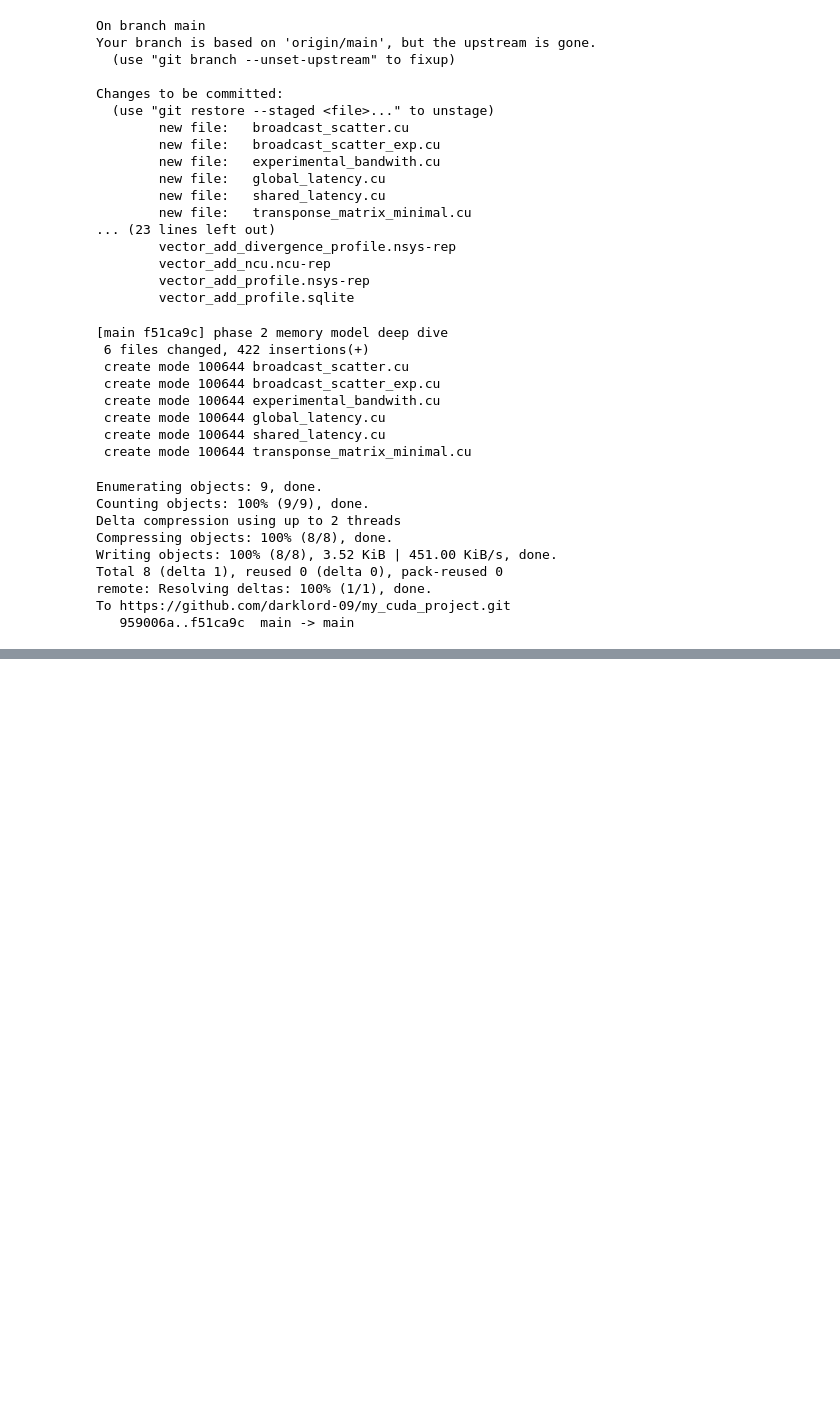
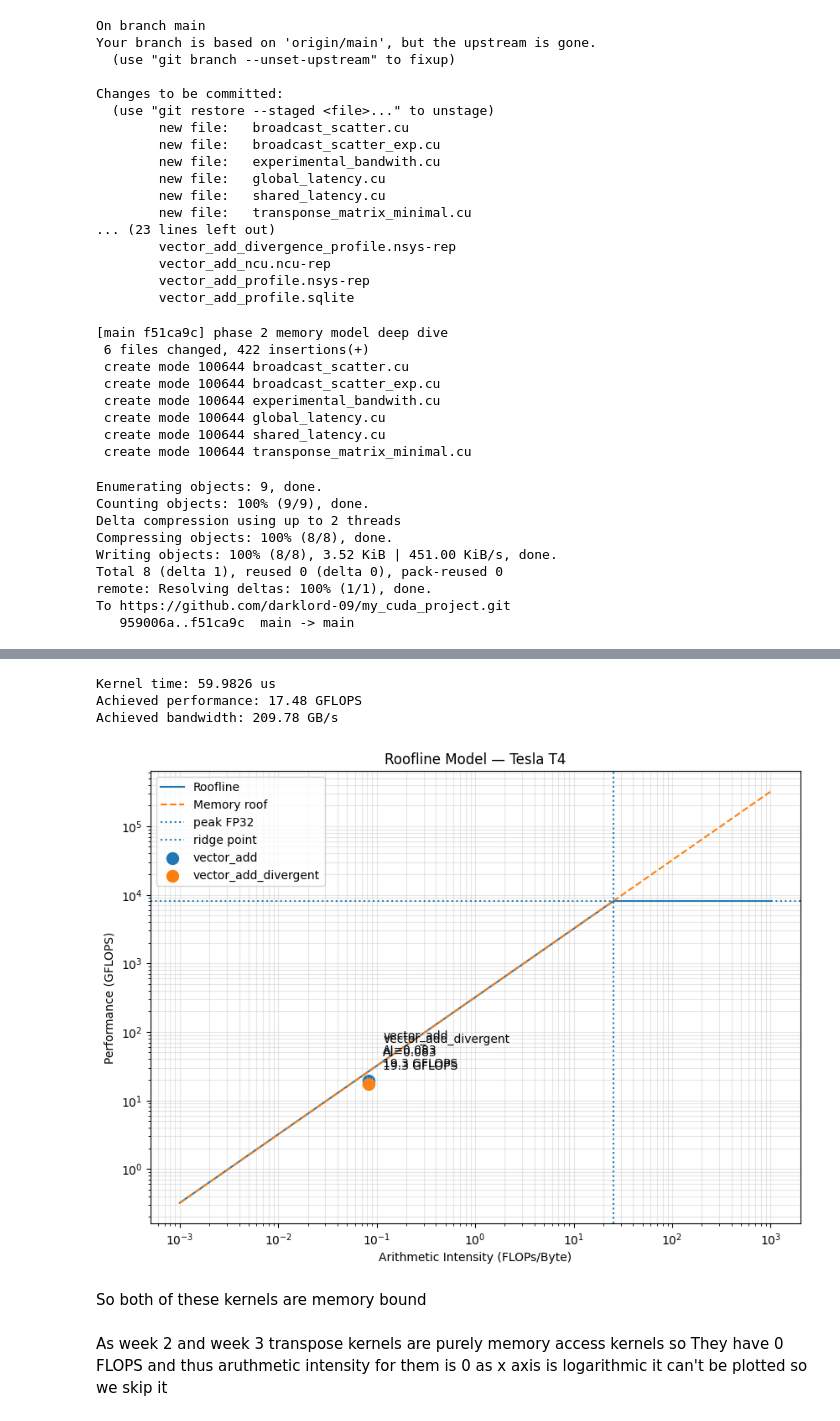
Before and after one commit to darklord-09/my_cuda_project, a Jupyter notebook: new_hope.ipynb, the cells around one changed output, grey strips where cells are left out. Drawn from its saved outputs; the diff is of its cells as text; code cells hidden in the pictures; blank space fills up the shorter version.

```diff
--- a/new_hope.ipynb
+++ b/new_hope.ipynb
@@ -1550,0 +2701,80 @@ To https://github.com/darklord-09/my_cuda_project.git
+# %%
+achieved_gflops_divergent = (
+    total_flops / kernel_time_s_divergent / 1e9
+)
+
+achieved_bandwidth_gbps_divergent = (
+    total_bytes / kernel_time_s_divergent / 1e9
+)
+
+print(f"Kernel time: {kernel_time_us_divergent:.4f} us")
+print(f"Achieved performance: {achieved_gflops_divergent:.2f} GFLOPS")
+print(f"Achieved bandwidth: {achieved_bandwidth_gbps_divergent:.2f} GB/s")
+# %% [output]
+Kernel time: 59.9826 us
+Achieved performance: 17.48 GFLOPS
+Achieved bandwidth: 209.78 GB/s
+# %%
+import numpy as np
+import matplotlib.pyplot as plt
+
+ai_values=np.logspace(-3,3,500)
+
+memory_roof=ai_values*peak_bandwidth_gbps
+
+compute_roof=np.full_like(ai_values, peak_compute_gflops)
+
+roofline=np.minimum(memory_roof,compute_roof)
+
+plt.figure(figsize=(10,7))
+
+plt.loglog(ai_values,roofline, label="Roofline")
+plt.loglog(ai_values,memory_roof,linestyle='--',label="Memory roof")
+
+plt.axhline(peak_compute_gflops,linestyle=':',label="peak FP32")
+plt.axvline(ridge_point,linestyle=':',label='ridge point')
+
+plt.scatter(
+    AI,
+    achieved_gflops,
+    s=100,
+    label="vector_add"
+)
+
+plt.scatter(
+    AI,
+    achieved_gflops_divergent,
+    s=100,
+    label="vector_add_divergent"
+)
+
+plt.annotate(
+    f"vector_add\nAI={AI:.3f}\n{achieved_gflops:.1f} GFLOPS",
+    (AI, achieved_gflops),
+    xytext=(12, 12),
+    textcoords="offset points"
+)
+
+plt.annotate(
+    f"vector_add_divergent\nAI={AI:.3f}\n{achieved_gflops:.1f} GFLOPS",
+    (AI, achieved_gflops_divergent),
+    xytext=(12, 12),
+    textcoords="offset points"
+)
+
+
+
+plt.xlabel("Arithmetic Intensity (FLOPs/Byte)")
+plt.ylabel("Performance (GFLOPS)")
+plt.title(f"Roofline Model — {GPU_NAME}")
+
+plt.grid(True, which="both", alpha=0.3)
+plt.legend()
+
+plt.show()
+# %% [output]
+[figure, added]
+# %% [markdown]
+So both of these kernels are memory bound
+# %% [markdown]
+As week 2 and week 3 transpose kernels are purely memory access kernels so They have 0 FLOPS and thus aruthmetic intensity for them is 0 as x axis is logarithmic it can't be plotted so we skip it
```
Also changed, not shown: parts of 87 cells of this notebook.
